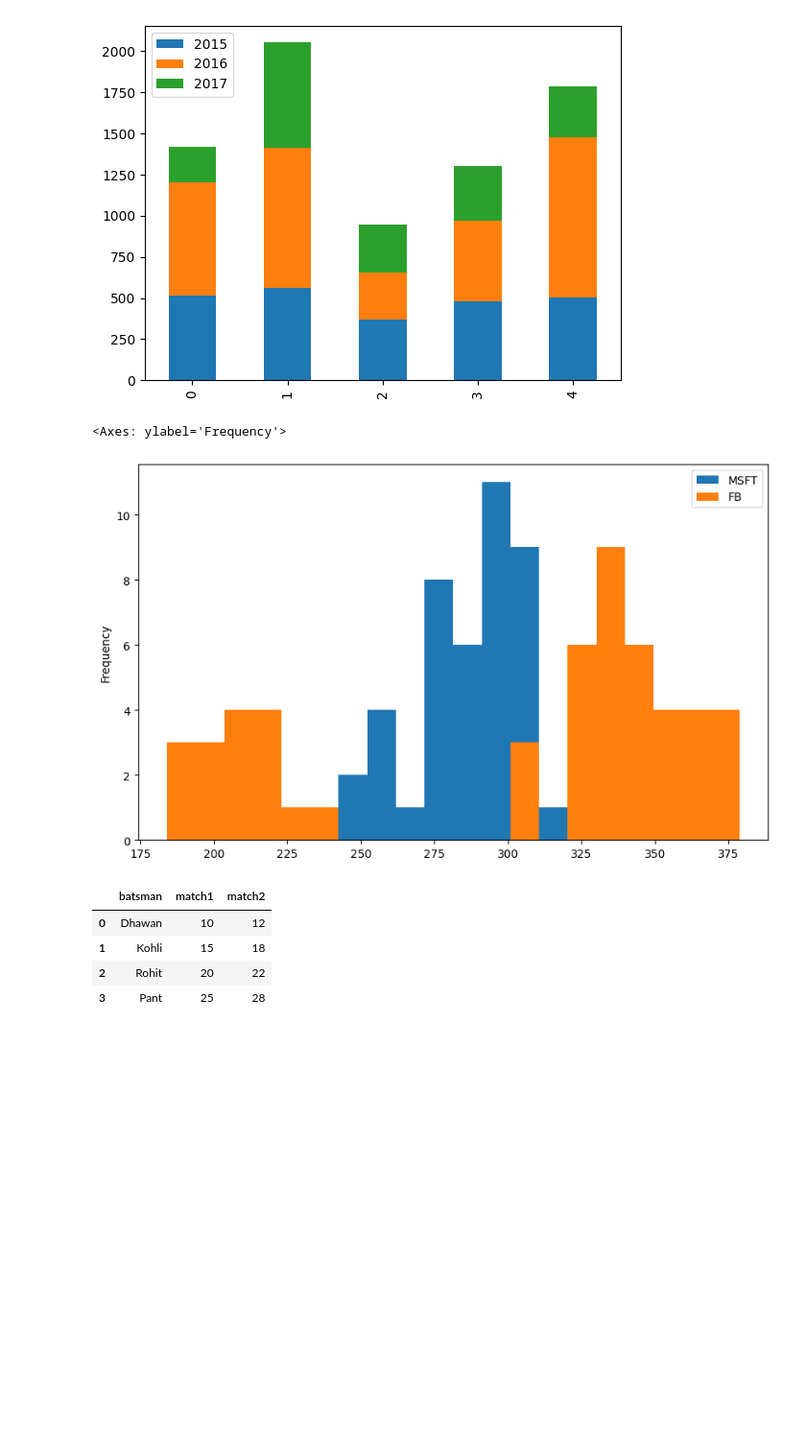
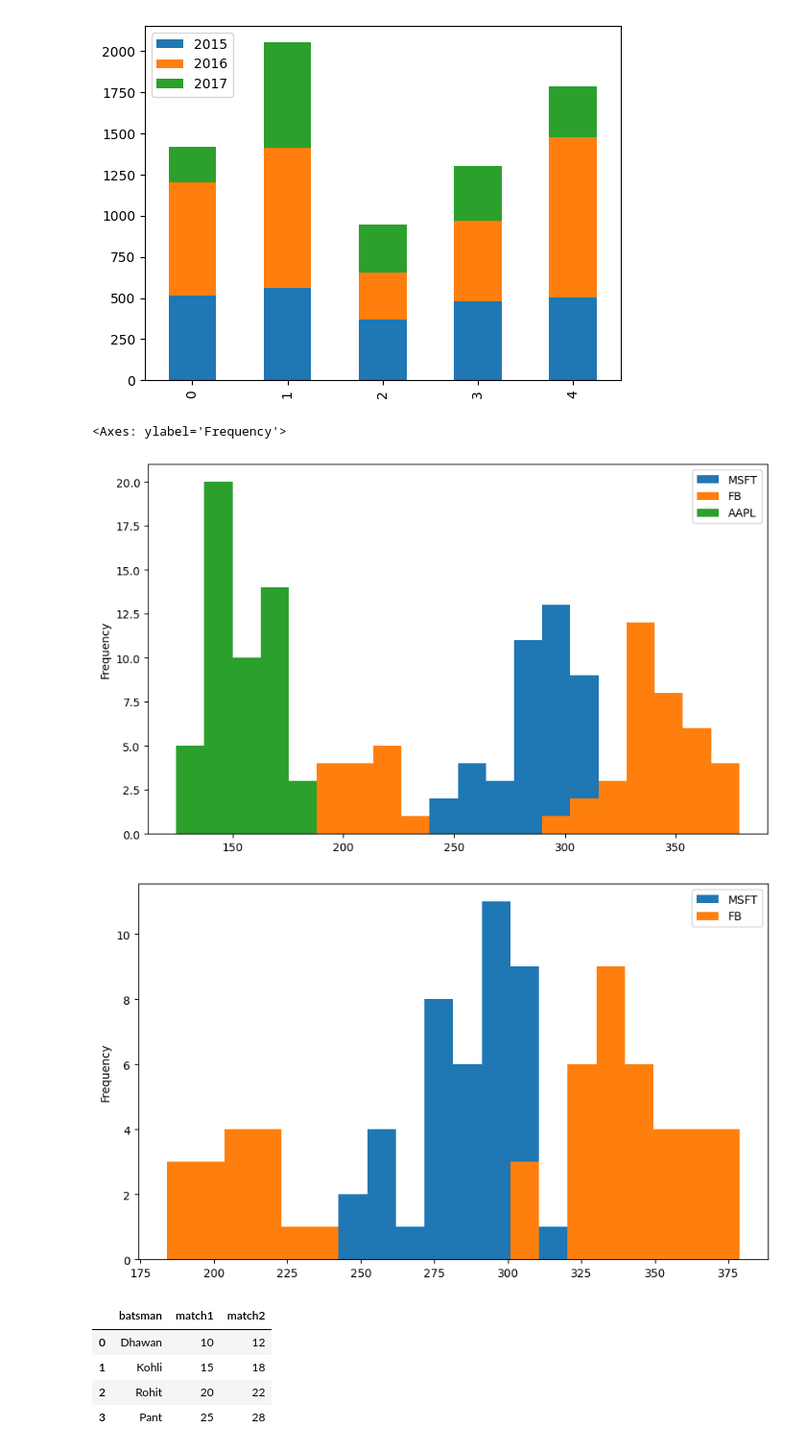
Before and after one commit to rahulkumar80026/Machine-Learning-Basic-to-Advanced, a Jupyter notebook: DataVisulization/2nd.ipynb, the cells around one changed output. Shown at 96% size. Drawn from its saved outputs; the diff is of its cells as text; code cells hidden in the pictures; blank space fills up the shorter version.

```diff
--- a/DataVisulization/2nd.ipynb
+++ b/DataVisulization/2nd.ipynb
@@ -485,12 +481,13 @@ temp.plot(kind='bar', stacked=True )
 # %%
 # histogram
 # using stocks dataset
-# stocks.plot(kind='hist', bins=20, figsize=(10,6))
+stocks.plot(kind='hist', bins=20, figsize=(10,6))
 
 stocks[['MSFT','FB']].plot(kind='hist', bins=20, figsize=(10,6))
 # %% [output]
 <Axes: ylabel='Frequency'>
-[figure, old version]
+[figure, new version]
+[figure, added]
 # %%
 # pie chart
 df = pd.DataFrame({
```
Also changed, not shown: parts of 5 cells of this notebook, 1 other file.
